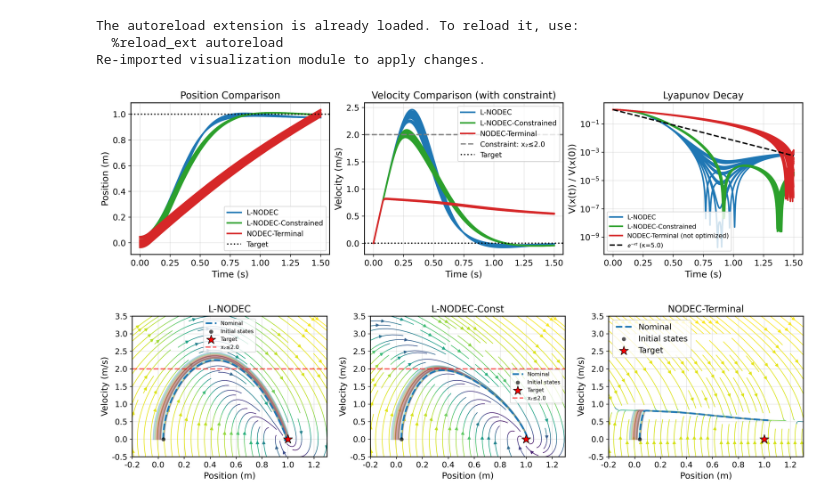
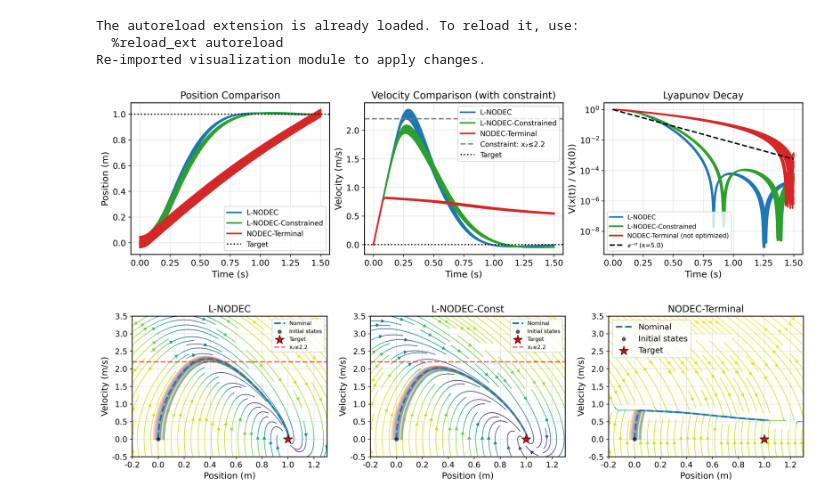
Before and after one commit to ipjoshua1483/L-NODEC, a Jupyter notebook: example_double_integrator_3.ipynb, the cells around one changed output. Saved outputs shown, nothing was run; the diff lists cells and outputs as text; code cells hidden in the pictures.

```diff
--- a/example_double_integrator_3.ipynb
+++ b/example_double_integrator_3.ipynb
@@ -313,7 +326,7 @@ import os
 SAVE_PATH_CONSTRAINED = f"results_doubleint_lnodec_constrained_kappa{int(kappa)}.pt"
 
 # Velocity constraint: x₂ ≤ 2.0
-x2_max = 2.0
+x2_max = 2.2
 
 def velocity_constraint(x: torch.Tensor, u: torch.Tensor) -> torch.Tensor:
     """g(x,u) = x₂ - x₂_max ≤ 0"""
@@ -417,7 +430,7 @@ def gen_adversarial(trainer, z_target, time_grid, NODEC):
     x0_samples, _ = dataset_sampler_eval.sample(num_adversarial, 100)
     # print(x0_mean)
     # print(x0_samples)
-    x0_samples = torch.cat((x0_mean.unsqueeze(-1), x0_samples))
+    x0_samples = torch.cat((x0_mean.unsqueeze(0), x0_samples), dim = 0)
 
     # Use the FIXED target for all evaluations
     target_fixed = z_target
@@ -617,7 +616,7 @@ axes[2].grid(True, alpha=0.35, which='both')
 
 plt.show()
 # %% [output]
-[figure, old version]
+[figure, new version]
 # %%
 def compute_vector_field_for_policy(policy_to_use):
     """Helper to compute vector field for a specific policy"""
@@ -636,32 +635,32 @@ def compute_vector_field_for_policy(policy_to_use):
     return vf
 
 # Create side-by-side phase portraits for all methods
 fig, axes = plt.subplots(1, 3, figsize=(15, 4))
 
 for idx, (method_name, policy_method, traj, x0_samples) in enumerate([
     ('L-NODEC', policy, dict_all['L-NODEC']['trajectories'], dict_all['L-NODEC']['x0_samples']),
     ('L-NODEC-Const', policy_constrained, dict_all['L-NODEC-Constrained']['trajectories'], dict_all['L-NODEC-Constrained']['x0_samples']),
     ('NODEC-Terminal', policy_terminal, dict_all['NODEC-Terminal']['trajectories'], dict_all['NODEC-Terminal']['x0_samples']),
 ]):
     plot_phase_portrait(
         axes[idx],
         trajectories=traj,
         initial_states=x0_samples[0].cpu().numpy().reshape(1, -1),
         final_states=traj[-1].reshape(1, -1),
         target_state=z_target,
         vector_field_fn=compute_vector_field_for_policy(policy_method),
         title=f'{method_name}',
         x1_lim=(-0.2, 1.3),
         x2_lim=(-0.5, 3.5),
     )
 
     # Add constraint line on phase portrait
     if 'Const' in method_name or idx == 0:  # Show on constrained and first plot
         axes[idx].axhline(x2_max, color='red', linestyle='--', linewidth=2,
                          alpha=0.6, label=f'x₂≤{x2_max}')
-        axes[idx].legend(fontsize=8)
+        axes[idx].legend(fontsize=8, loc = 'upper right')
 
 plt.tight_layout()
 plt.show()
 # %% [output]
-[figure, old version]
+[figure, new version]
```
Also changed, not shown: parts of 3 cells of this notebook.
